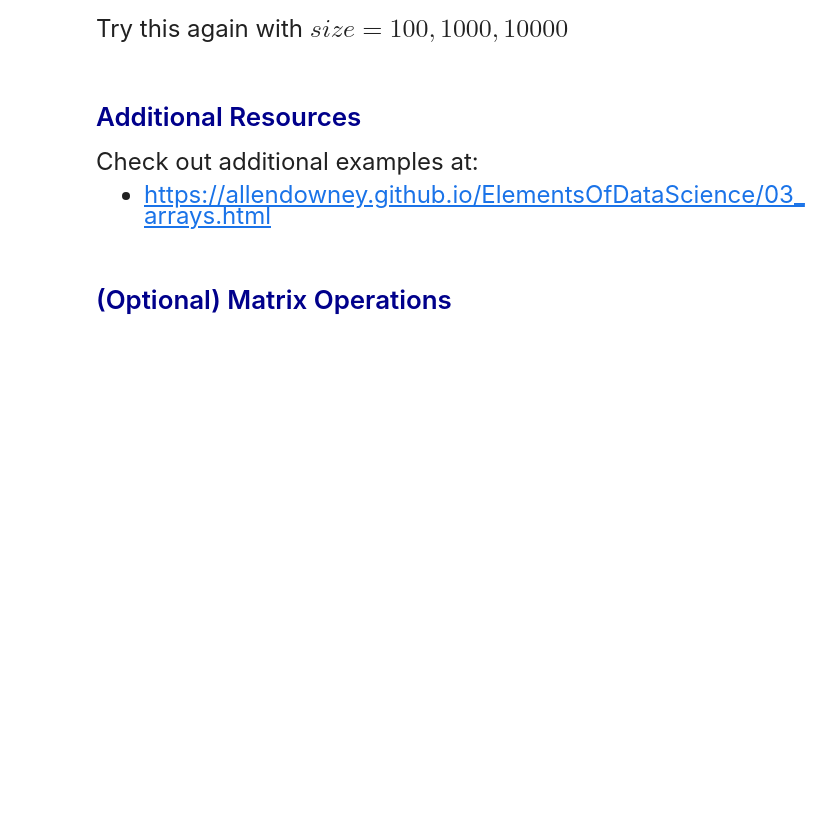
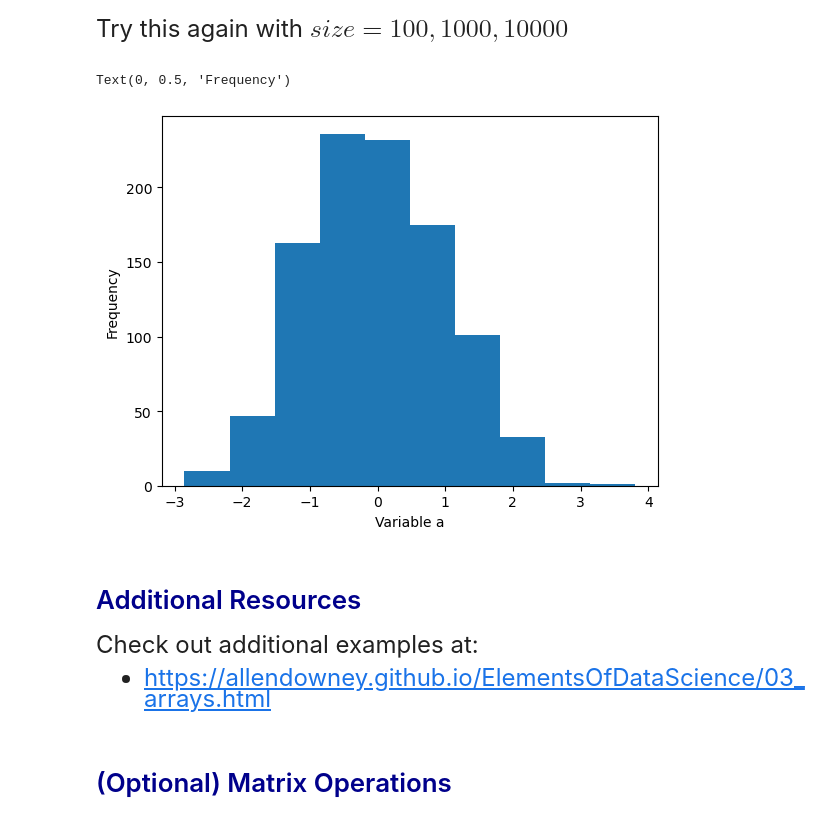
Before and after one commit to shriyai/qtm151spring2024, a Jupyter notebook: lecture_03/lecture_3.ipynb, the cells around one changed output. Saved outputs shown, nothing was run; the diff lists cells and outputs as text; code cells hidden in the pictures; blank space fills up the shorter version.

```diff
--- a/lecture_03/lecture_3.ipynb
+++ b/lecture_03/lecture_3.ipynb
@@ -273,3 +276,14 @@ Try this again with $size = 100, 1000, 10000$
+# %%
+# Write the code for your histogram
+
+randomvar_x = np.random.normal(loc=0, scale=1, size=1000)
+
+plt.hist(x = randomvar_x)
+plt.xlabel("Variable a")
+plt.ylabel("Frequency")
+# %% [output]
+Text(0, 0.5, 'Frequency')
+[figure, added]
 # %% [markdown]
 # <span style="color:darkblue"> Additional Resources </span>
 
```
Also changed, not shown: parts of 3 cells of this notebook, 4 other files.
